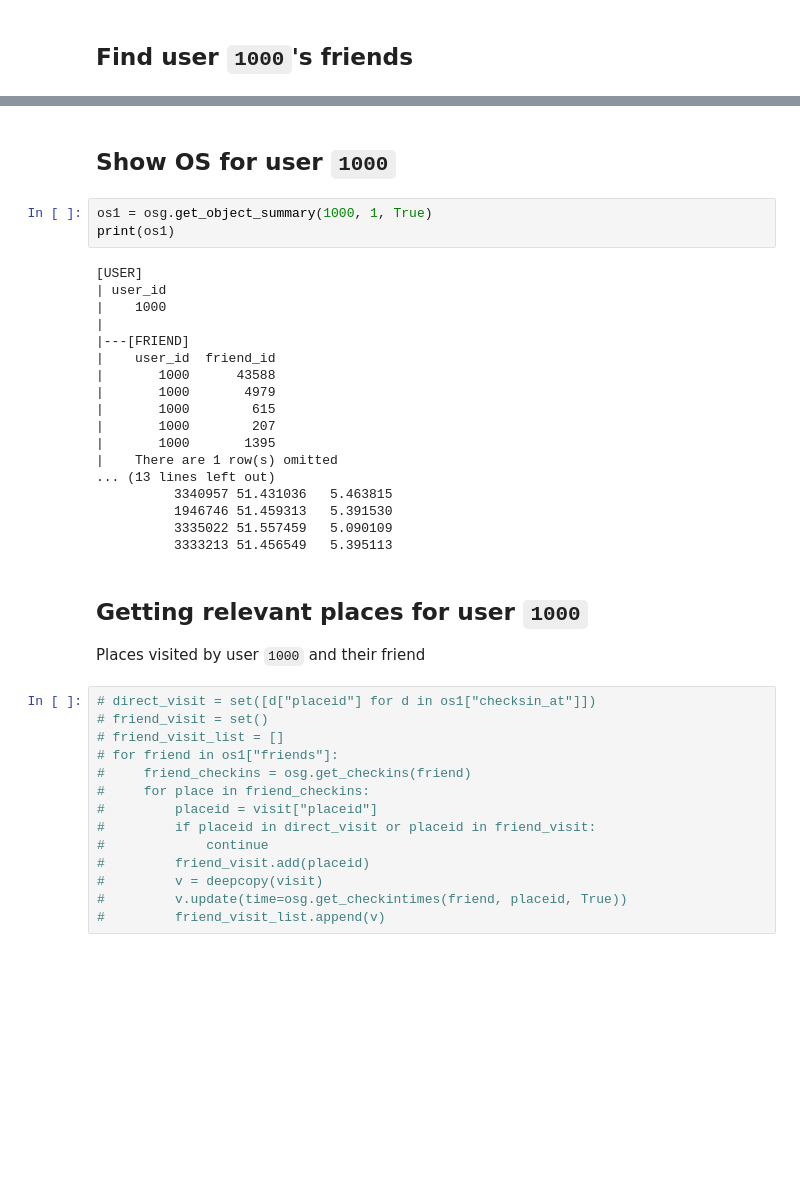
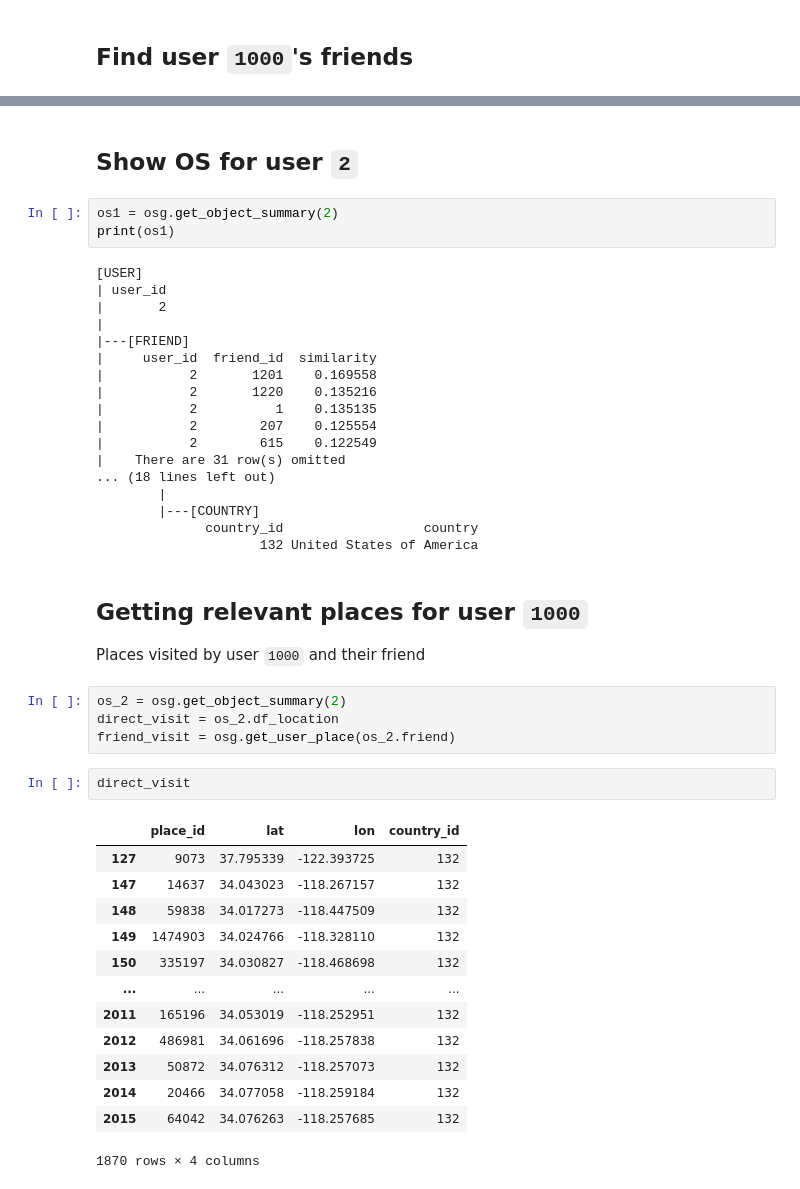
Before and after one commit to mjorrico/spatial-data-visualizer, a Jupyter notebook: object_summary_demo.ipynb, the cells around one changed output, grey strips where cells are left out. Cells and saved outputs as stored; diff of their text form; blank space fills up the shorter version.

```diff
--- a/object_summary_demo.ipynb
+++ b/object_summary_demo.ipynb
@@ -38,43 +115,49 @@ osg.get_friends(1000)
 # %% [output]
 [1, 207, 615, 1395, 4979, 43588]
 # %% [markdown]
-## Show OS for user `1000`
+## Show OS for user `2`
 # %%
-os1 = osg.get_object_summary(1000, 1, True)
+os1 = osg.get_object_summary(2)
 print(os1)
 # %% [output]
 [USER]
 | user_id
-|    1000
+|       2
 |
 |---[FRIEND]
-|    user_id  friend_id
-|       1000      43588
-|       1000       4979
-|       1000        615
-|       1000        207
-|       1000       1395
-|    There are 1 row(s) omitted
-... (13 lines left out)
-          3340957 51.431036   5.463815
-          1946746 51.459313   5.391530
-          3335022 51.557459   5.090109
-          3333213 51.456549   5.395113
+|     user_id  friend_id  similarity
+|           2       1201    0.169558
+|           2       1220    0.135216
+|           2          1    0.135135
+|           2        207    0.125554
+|           2        615    0.122549
+|    There are 31 row(s) omitted
+... (18 lines left out)
+        |
+        |---[COUNTRY]
+              country_id                  country
+                     132 United States of America
 # %% [markdown]
 ## Getting relevant places for user `1000`
 
 Places visited by user `1000` and their friend
 # %%
-# direct_visit = set([d["placeid"] for d in os1["checksin_at"]])
-# friend_visit = set()
-# friend_visit_list = []
-# for friend in os1["friends"]:
-#     friend_checkins = osg.get_checkins(friend)
-#     for place in friend_checkins:
-#         placeid = visit["placeid"]
-#         if placeid in direct_visit or placeid in friend_visit:
-#             continue
-#         friend_visit.add(placeid)
-#         v = deepcopy(visit)
-#         v.update(time=osg.get_checkintimes(friend, placeid, True))
-#         friend_visit_list.append(v)
+os_2 = osg.get_object_summary(2)
+direct_visit = os_2.df_location
+friend_visit = osg.get_user_place(os_2.friend)
+# %%
+direct_visit
+# %% [output]
+|  | place_id | lat | lon | country_id |
+| 127 | 9073 | 37.795339 | -122.393725 | 132 |
+| 147 | 14637 | 34.043023 | -118.267157 | 132 |
+| 148 | 59838 | 34.017273 | -118.447509 | 132 |
+| 149 | 1474903 | 34.024766 | -118.328110 | 132 |
+| 150 | 335197 | 34.030827 | -118.468698 | 132 |
+| ... | ... | ... | ... | ... |
+| 2011 | 165196 | 34.053019 | -118.252951 | 132 |
+| 2012 | 486981 | 34.061696 | -118.257838 | 132 |
+| 2013 | 50872 | 34.076312 | -118.257073 | 132 |
+| 2014 | 20466 | 34.077058 | -118.259184 | 132 |
+| 2015 | 64042 | 34.076263 | -118.257685 | 132 |
+1870 rows × 4 columns
```
Also changed, not shown: parts of 24 cells of this notebook, 4 other files.
